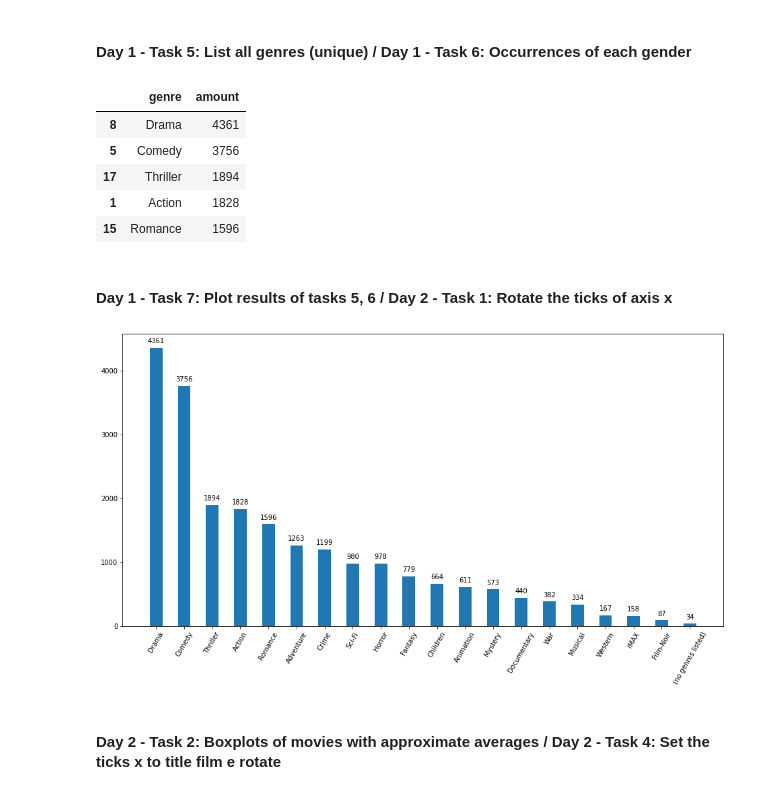
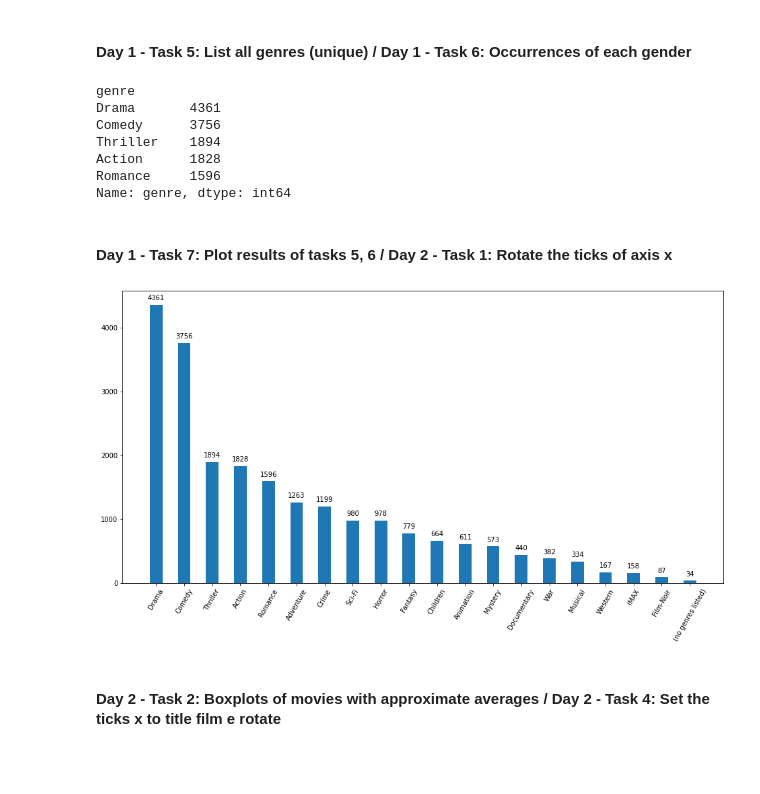
Before and after one commit to cardosorrenan/alura-QuarentenaDados, a Jupyter notebook: MovieLensTasks.ipynb, the cells around one changed output. Saved outputs shown, nothing was run; the diff lists cells and outputs as text; code cells hidden in the pictures; blank space fills up the shorter version.

```diff
--- a/MovieLensTasks.ipynb
+++ b/MovieLensTasks.ipynb
@@ -84,40 +86,43 @@ movies_with_avgs.head()
 # %%
 movie_genres = movies['genres'].to_numpy()
 genres = '|'.join(movie_genres).split('|')
-genres_unique, genres_amount = np.unique(genres, return_counts=True)
-genres = pd.DataFrame({'genre':genres_unique, 'amount':genres_amount}).sort_values("amount", ascending=False)
-genres_unique = list(genres.genre)
-genres_amount = list(genres.amount)
+genres = pd.DataFrame({'genre': genres})
+genres = genres.groupby('genre')['genre'].count()
+genres = genres.sort_values(ascending=False)
 genres.head()
 # %% [output]
-|  | genre | amount |
-| 8 | Drama | 4361 |
-| 5 | Comedy | 3756 |
-| 17 | Thriller | 1894 |
-| 1 | Action | 1828 |
-| 15 | Romance | 1596 |
+genre
+Drama       4361
+Comedy      3756
+Thriller    1894
+Action      1828
+Romance     1596
+Name: genre, dtype: int64
 # %% [markdown]
 #### **Day 1 - Task 7**: Plot results of tasks 5, 6 / **Day 2 - Task 1**: Rotate the ticks of axis x
 # %%
-def autolabel(bars):
-  for bar in bars:
+def plot_custom(index, values):
+  fig, ax = plt.subplots()
+  x = np.arange(len(index))
+  ax.set_xticks(x)
+  ax.set_xticklabels(index, rotation=60)
+  genres_bar = ax.bar(x, values, width=0.45)
+
+  for bar in genres_bar:
     height = bar.get_height()
     ax.annotate('{}'.format(height),
                 xy=(bar.get_x() + bar.get_width() / 2, height),
                 xytext=(0, 5),
                 textcoords="offset points",
                 ha='center', va='bottom')
+
+  plt.gcf().set_size_inches(16, 8)
+  plt.show()
+
+
+plot_custom(genres.index, genres.values)
+# %% [output]
+[figure, added]
-# %%
-fig, ax = plt.subplots()
-x = np.arange(len(genres_unique))
-ax.set_xticks(x)
-ax.set_xticklabels(genres_unique, rotation=60)
-genres_bar = ax.bar(x, genres_amount, width=0.45)
-autolabel(genres_bar)
-plt.gcf().set_size_inches(16, 8)
-plt.show()
-# %% [output]
-[figure, removed]
 # %% [markdown]
 #### **Day 2 - Task 2**: Boxplots of movies with approximate averages / **Day 2 - Task 4**: Set the ticks x to title film e rotate
 # %%
```
Also changed, not shown: parts of 8 cells of this notebook.
